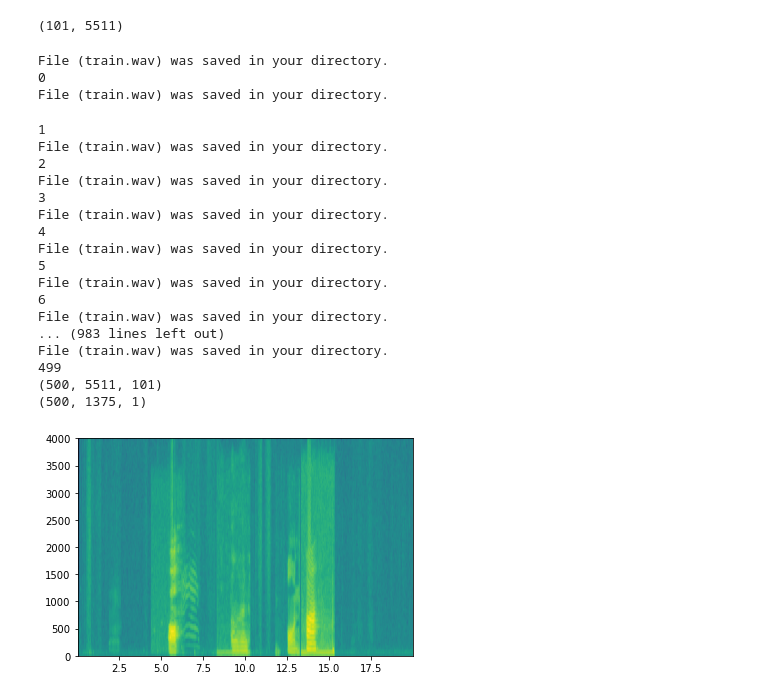
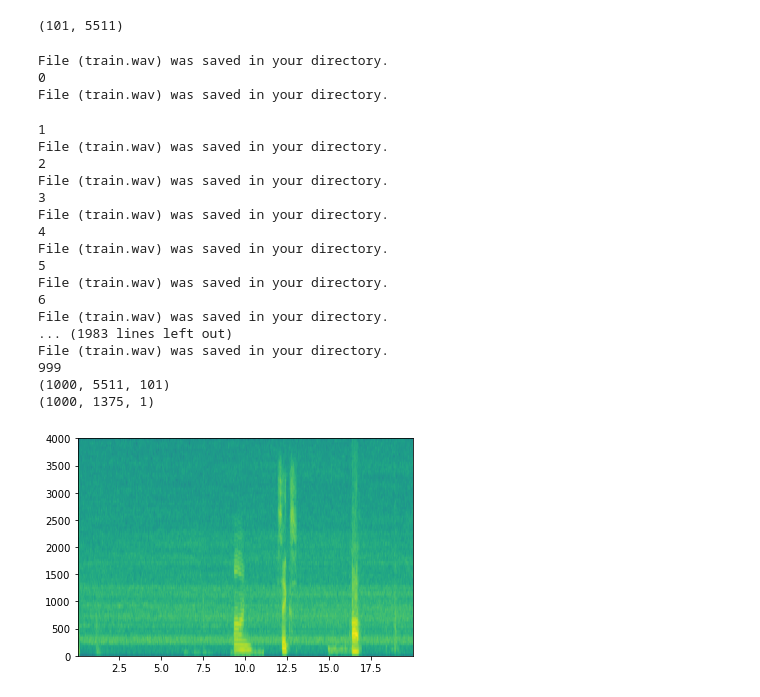
Before and after one commit to Tanay0101/On-Off-Trigger-Word-Detection, a Jupyter notebook: On_Off_Trigger.ipynb, the cells around one changed output. Drawn from its saved outputs; the diff is of its cells as text; code cells hidden in the pictures.

```diff
--- a/On_Off_Trigger.ipynb
+++ b/On_Off_Trigger.ipynb
@@ -137,37 +137,37 @@ print(x.shape)
 # %%
 X = []
 Y = []
-for i in range(500):
+for i in range(1000):
     x, y = create_training_example(backgrounds[i%3], ons,offs, negatives)
     print(i)
     x = np.array(x).T
     y = np.array(y).T
     X.append(x)
     Y.append(y)
 
 X = np.array(X)
 Y = np.array(Y)
 print(X.shape)
 print(Y.shape)
 # %% [output]
 File (train.wav) was saved in your directory.
 0
 File (train.wav) was saved in your directory.
 1
 File (train.wav) was saved in your directory.
 2
 File (train.wav) was saved in your directory.
 3
 File (train.wav) was saved in your directory.
 4
 File (train.wav) was saved in your directory.
 5
 File (train.wav) was saved in your directory.
 6
 File (train.wav) was saved in your directory.
-... (983 lines left out)
+... (1983 lines left out)
 File (train.wav) was saved in your directory.
-499
-(500, 5511, 101)
-(500, 1375, 1)
+999
+(1000, 5511, 101)
+(1000, 1375, 1)
-[figure, old version]
+[figure, new version]
```
Also changed, not shown: parts of 19 cells of this notebook.
